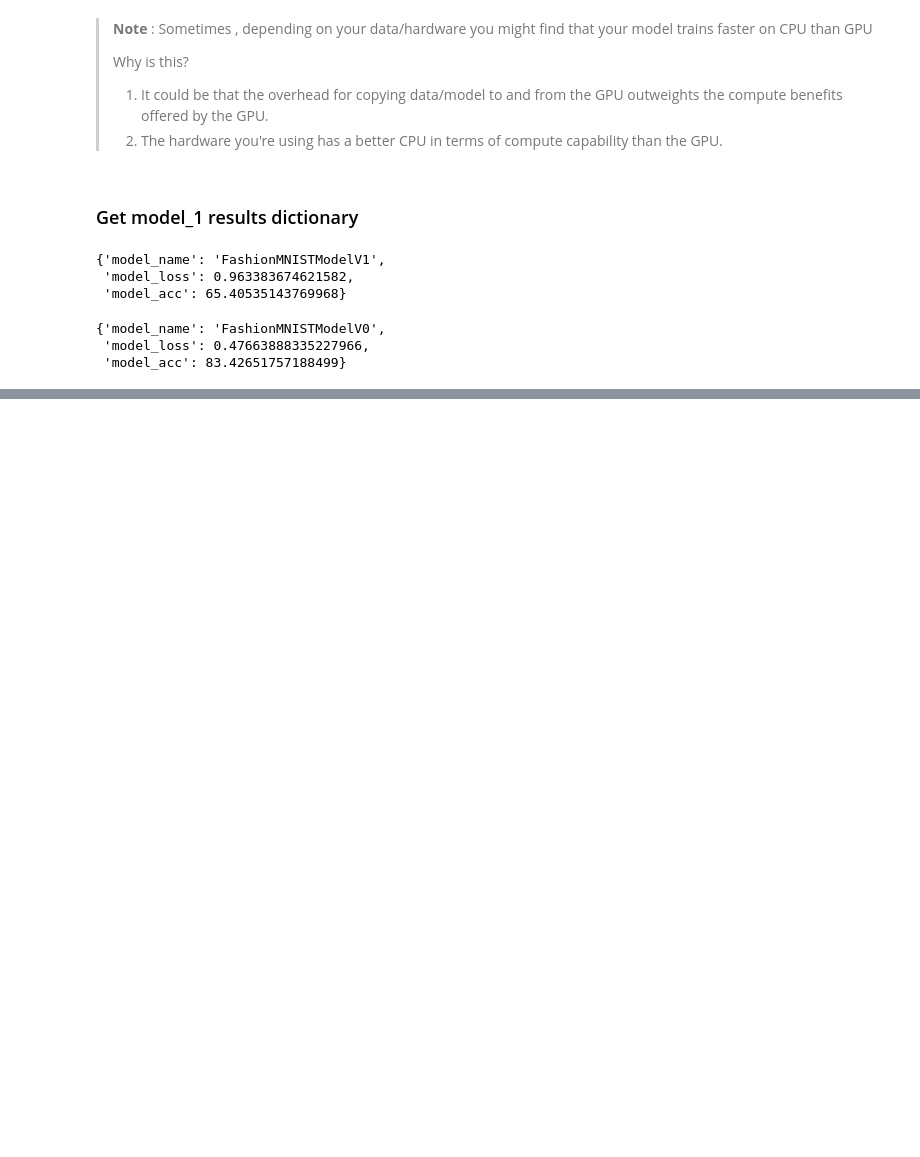
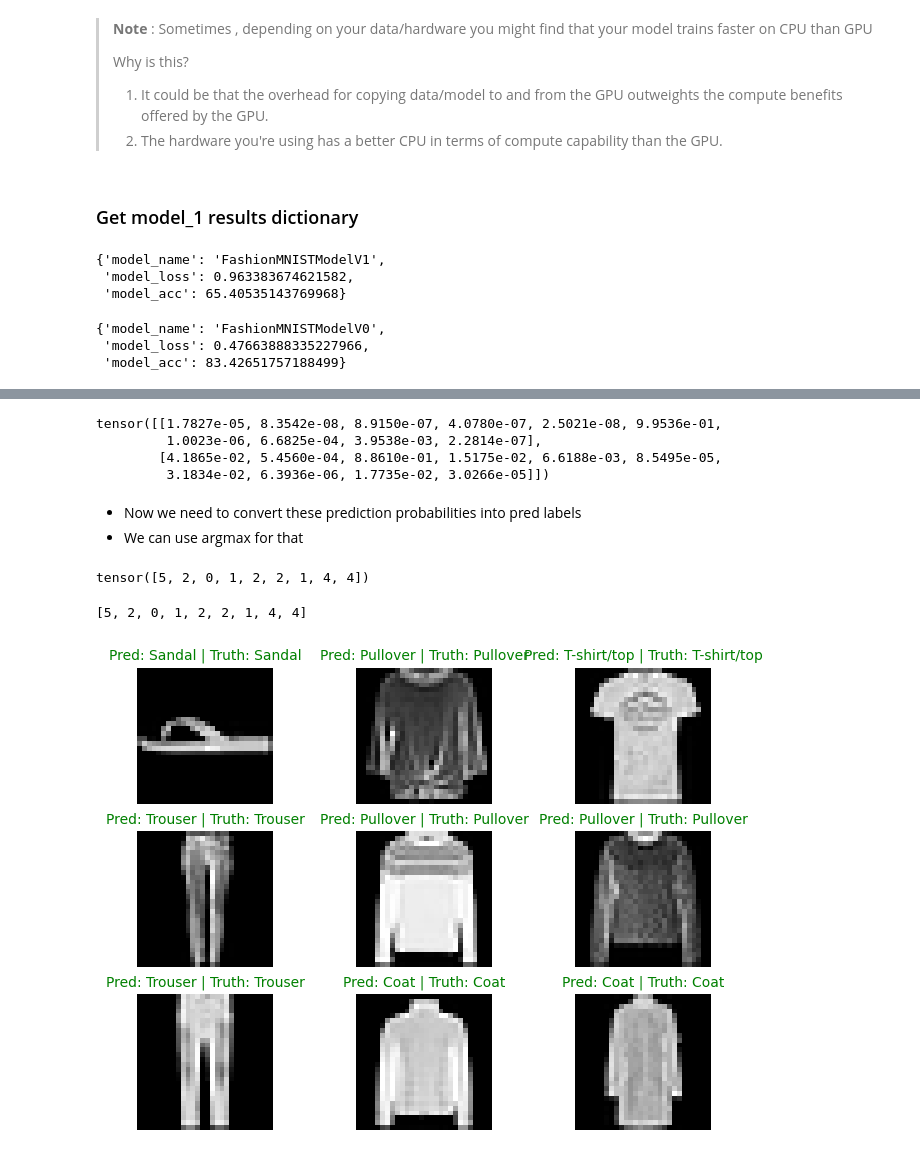
Before and after one commit to mahidhiman12/Deep_learning_with_PyTorch, a Jupyter notebook: 5_PyTorch_computer_vision.ipynb, the cells around one changed output, grey strips where cells are left out. Cells and saved outputs as stored; diff of their text form; code cells hidden in the pictures; blank space fills up the shorter version.

```diff
--- a/5_PyTorch_computer_vision.ipynb
+++ b/5_PyTorch_computer_vision.ipynb
@@ -990,0 +1391,53 @@ class FashionMNISTModelV2(nn.Module):
+# %%
+pred_probs = make_predictions(model=model_2,
+                               data=test_samples )
+# view first two prediction probabilities
+pred_probs[:2]
+# %% [output]
+tensor([[1.7827e-05, 8.3542e-08, 8.9150e-07, 4.0780e-07, 2.5021e-08, 9.9536e-01,
+         1.0023e-06, 6.6825e-04, 3.9538e-03, 2.2814e-07],
+        [4.1865e-02, 5.4560e-04, 8.8610e-01, 1.5175e-02, 6.6188e-03, 8.5495e-05,
+         3.1834e-02, 6.3936e-06, 1.7735e-02, 3.0266e-05]])
+# %% [markdown]
+- Now we need to convert these prediction probabilities into pred labels
+- We can use argmax for that
+# %%
+pred_classes = pred_probs.argmax(dim=1)
+pred_classes
+# %% [output]
+tensor([5, 2, 0, 1, 2, 2, 1, 4, 4])
+# %%
+test_labels
+# %% [output]
+[5, 2, 0, 1, 2, 2, 1, 4, 4]
+# %%
+# Plot predictions
+plt.figure(figsize=(8,6))
+nrows = 3
+ncols = 3
+
+for i , sample in enumerate(test_samples):
+  # create subplot
+  plt.subplot(nrows,ncols,i+1)
+
+  # plot the target image
+  plt.imshow(sample.squeeze() , cmap ="gray")
+
+  # Find the prediction (in text form)
+  pred_label = class_names[pred_classes[i]]
+
+  # Get the truth label (in text form)
+  truth_label = class_names[test_labels[i]]
+
+  # Create a title for the plot
+  title_text = f"Pred: {pred_label} | Truth: {truth_label}"
+
+  # Check for equality between pred and truth label and change color of text
+  if pred_label == truth_label:
+    plt.title(title_text , fontsize = 10 , c="g")
+  else:
+    plt.title(title_text , fontsize = 10 , c="r")
+
+  plt.axis(False);
+# %% [output]
+[figure, added]
```
Also changed, not shown: parts of 57 cells of this notebook.
